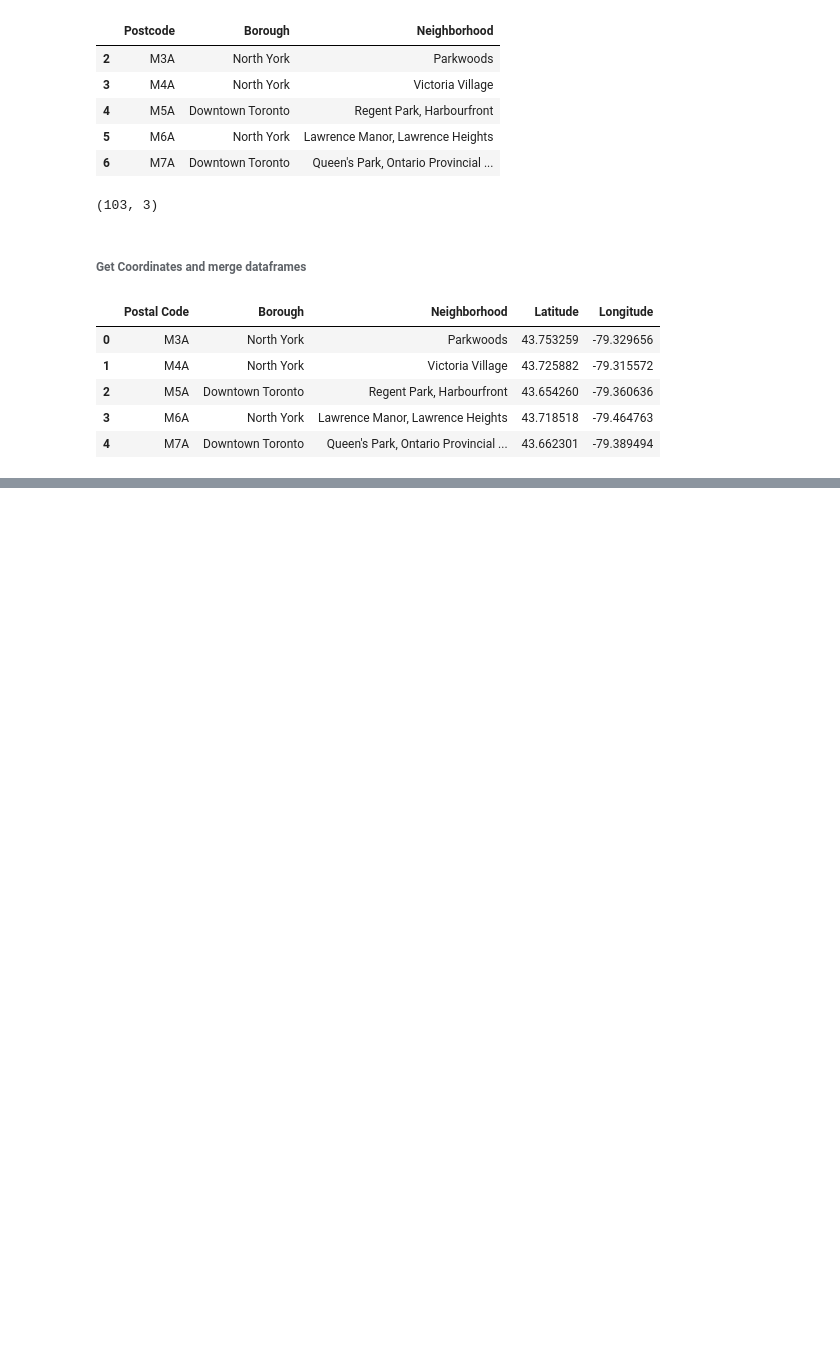
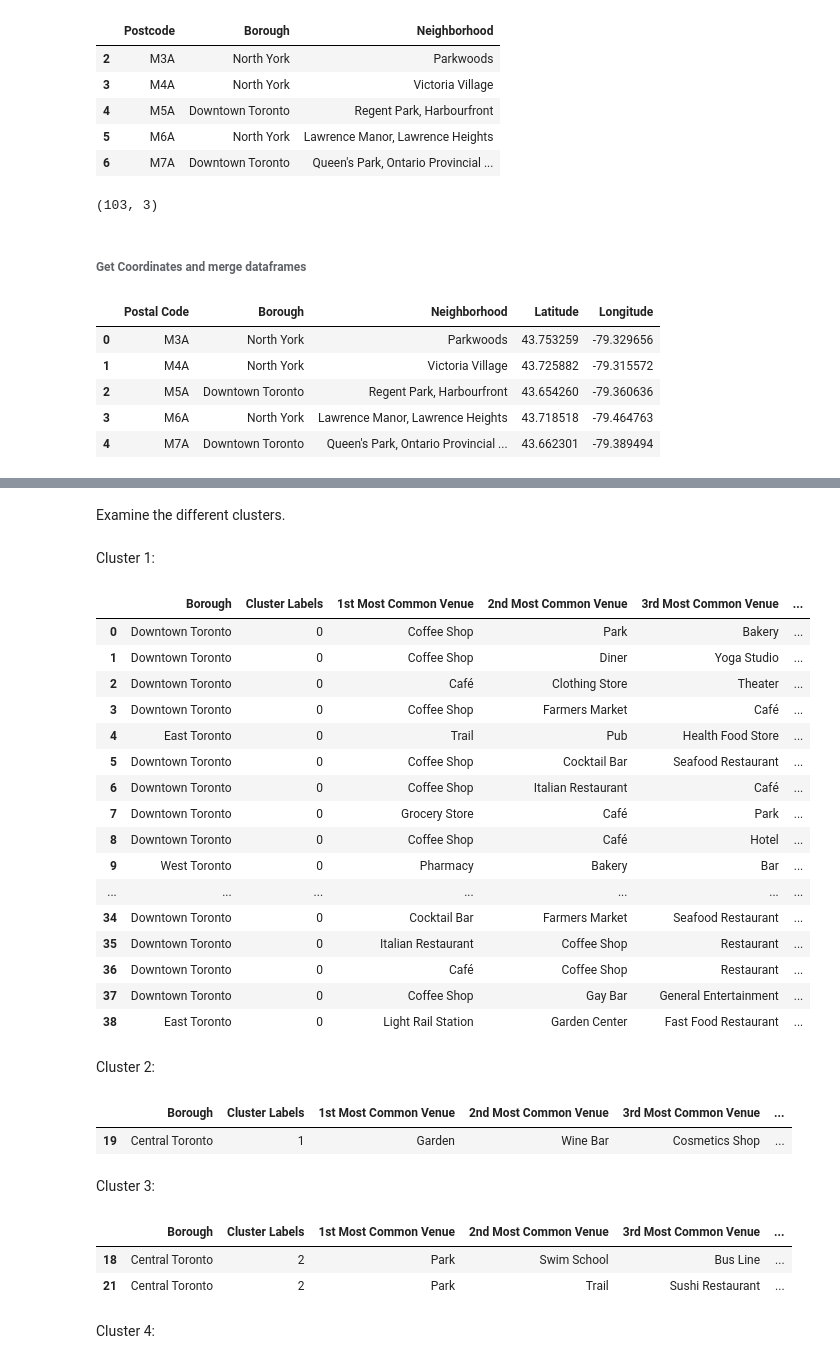
Before and after one commit to nolanporetz/Coursera_Capstone, a Jupyter notebook: Coursera_Capstone.ipynb, the cells around one changed output, grey strips where cells are left out. Cells and saved outputs as stored; diff of their text form; code cells hidden in the pictures; blank space fills up the shorter version.

```diff
--- a/Coursera_Capstone.ipynb
+++ b/Coursera_Capstone.ipynb
@@ -245,0 +422,12 @@ df_toronto.head()
+# %%
+# one hot encoding
+toronto_venues_onehot = pd.get_dummies(toronto_venues[['Venue Category']], prefix="", prefix_sep="")
+
+# add neighborhood column back to dataframe
+toronto_venues_onehot['Neighborhood'] = toronto_venues['Neighborhood']
+
+# move neighborhood column to the first column
+fixed_columns = [toronto_venues_onehot.columns[-1]] + list(toronto_venues_onehot.columns[:-1])
+toronto_venues_onehot = toronto_venues_onehot[fixed_columns]
+
+toronto_venues_onehot.head()
@@ -245,0 +441,3 @@ df_toronto.head()
+# %%
+toronto_venues_grouped = toronto_venues_onehot.groupby('Neighborhood').mean().reset_index()
+toronto_venues_grouped.head()
@@ -245,0 +488,10 @@ df_toronto.head()
+# %%
+kclusters = 5
+
+toronto_venues_grouped_clustering = toronto_venues_grouped.drop('Neighborhood', 1)
+
+# run k-means clustering
+kmeans = KMeans(n_clusters=kclusters, random_state=0).fit(toronto_venues_grouped_clustering)
+
+# check cluster labels generated for each row in the dataframe
+kmeans.labels_[0:10]
@@ -245,0 +502,10 @@ df_toronto.head()
+# %%
+# add clustering labels
+neighborhoods_venues_sorted.insert(0, 'Cluster Labels', kmeans.labels_)
+
+toronto_venues_merged = df_toronto_2
+
+# merge toronto_grouped with toronto_data to add latitude/longitude for each neighborhood
+toronto_venues_merged = toronto_venues_merged.join(neighborhoods_venues_sorted.set_index('Neighborhood'), on='Neighborhood')
+
+toronto_venues_merged.head() # check the last columns!
@@ -245,0 +551,41 @@ df_toronto.head()
+# %% [markdown]
+Examine the different clusters.
+# %% [markdown]
+Cluster 1:
+# %%
+toronto_venues_merged.loc[toronto_venues_merged['Cluster Labels'] == 0, toronto_venues_merged.columns[[1] + list(range(5, toronto_venues_merged.shape[1]))]]
+# %% [output]
+|  | Borough | Cluster Labels | 1st Most Common Venue | 2nd Most Common Venue | 3rd Most Common Venue | ... |
+| 0 | Downtown Toronto | 0 | Coffee Shop | Park | Bakery | ... |
+| 1 | Downtown Toronto | 0 | Coffee Shop | Diner | Yoga Studio | ... |
+| 2 | Downtown Toronto | 0 | Café | Clothing Store | Theater | ... |
+| 3 | Downtown Toronto | 0 | Coffee Shop | Farmers Market | Café | ... |
+| 4 | East Toronto | 0 | Trail | Pub | Health Food Store | ... |
+| 5 | Downtown Toronto | 0 | Coffee Shop | Cocktail Bar | Seafood Restaurant | ... |
+| 6 | Downtown Toronto | 0 | Coffee Shop | Italian Restaurant | Café | ... |
+| 7 | Downtown Toronto | 0 | Grocery Store | Café | Park | ... |
+| 8 | Downtown Toronto | 0 | Coffee Shop | Café | Hotel | ... |
+| 9 | West Toronto | 0 | Pharmacy | Bakery | Bar | ... |
+| ... | ... | ... | ... | ... | ... | ... |
+| 34 | Downtown Toronto | 0 | Cocktail Bar | Farmers Market | Seafood Restaurant | ... |
+| 35 | Downtown Toronto | 0 | Italian Restaurant | Coffee Shop | Restaurant | ... |
+| 36 | Downtown Toronto | 0 | Café | Coffee Shop | Restaurant | ... |
+| 37 | Downtown Toronto | 0 | Coffee Shop | Gay Bar | General Entertainment | ... |
+| 38 | East Toronto | 0 | Light Rail Station | Garden Center | Fast Food Restaurant | ... |
+# %% [markdown]
+Cluster 2:
+# %%
+toronto_venues_merged.loc[toronto_venues_merged['Cluster Labels'] == 1, toronto_venues_merged.columns[[1] + list(range(5, toronto_venues_merged.shape[1]))]]
+# %% [output]
+|  | Borough | Cluster Labels | 1st Most Common Venue | 2nd Most Common Venue | 3rd Most Common Venue | ... |
+| 19 | Central Toronto | 1 | Garden | Wine Bar | Cosmetics Shop | ... |
+# %% [markdown]
+Cluster 3:
+# %%
+toronto_venues_merged.loc[toronto_venues_merged['Cluster Labels'] == 2, toronto_venues_merged.columns[[1] + list(range(5, toronto_venues_merged.shape[1]))]]
+# %% [output]
+|  | Borough | Cluster Labels | 1st Most Common Venue | 2nd Most Common Venue | 3rd Most Common Venue | ... |
+| 18 | Central Toronto | 2 | Park | Swim School | Bus Line | ... |
+| 21 | Central Toronto | 2 | Park | Trail | Sushi Restaurant | ... |
+# %% [markdown]
+Cluster 4:
```
Also changed, not shown: parts of 34 cells of this notebook.
